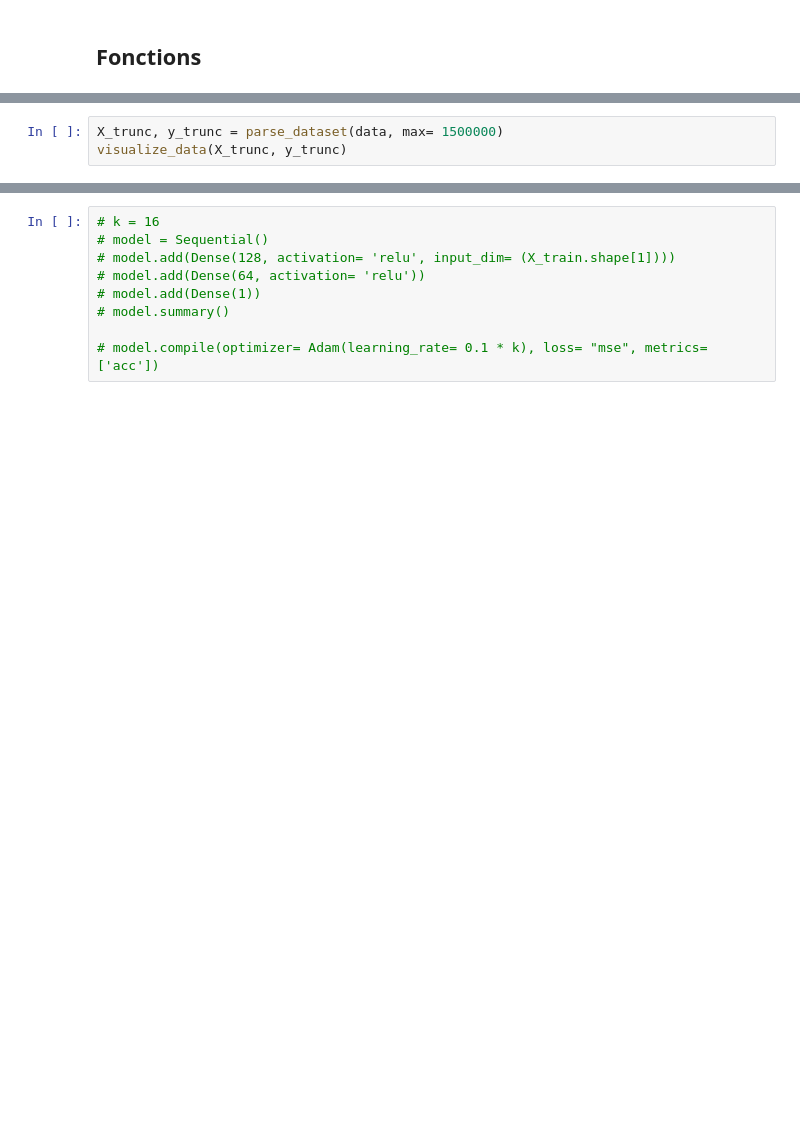
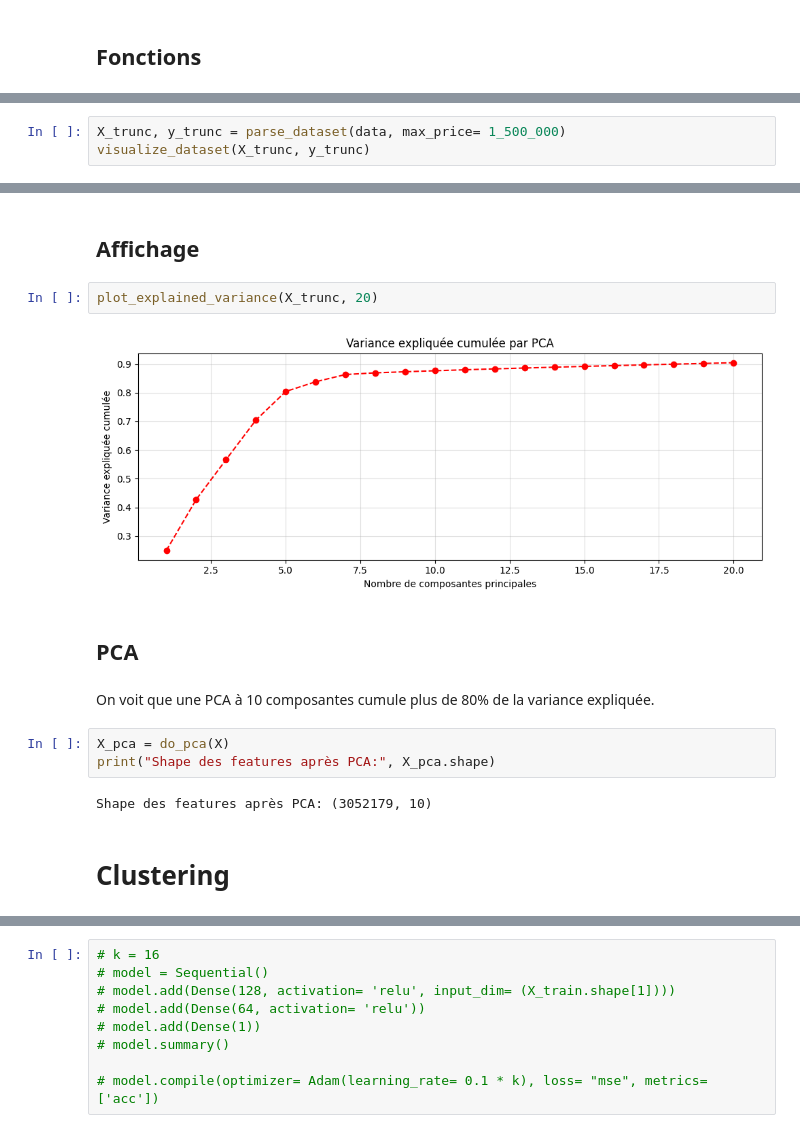
Before and after one commit to Droxxorie/Projet_MML, a Jupyter notebook: Projet.ipynb, the cells around one changed output, grey strips where cells are left out. Saved outputs shown, nothing was run; the diff lists cells and outputs as text; blank space fills up the shorter version.

Commit message:
added clustering, PCA and segmented functions for readaility

```diff
--- a/Projet.ipynb
+++ b/Projet.ipynb
@@ -335,6 +341,6 @@ Name: count, dtype: int64
 # %%
-X_trunc, y_trunc = parse_dataset(data, max= 1500000)
-visualize_data(X_trunc, y_trunc)
+X_trunc, y_trunc = parse_dataset(data, max_price= 1_500_000)
+visualize_dataset(X_trunc, y_trunc)
 # %% [output]
 Shape des features: (2068258, 9)
 Colonnes: ['Date mutation', 'Code departement', 'Type local', 'Surface terrain', 'Surface reelle bati', 'Nombre pieces principales', 'Année', 'Mois', 'Jour']
@@ -368,0 +447,17 @@ Name: count, dtype: int64
+# %% [markdown]
+## Affichage
+# %%
+plot_explained_variance(X_trunc, 20)
+# %% [output]
+[figure, added]
+# %% [markdown]
+## PCA
+# %% [markdown]
+On voit que une PCA à 10 composantes cumule plus de 80% de la variance expliquée.
+# %%
+X_pca = do_pca(X)
+print("Shape des features après PCA:", X_pca.shape)
+# %% [output]
+Shape des features après PCA: (3052179, 10)
+# %% [markdown]
+# Clustering
```
Also changed, not shown: parts of 35 cells of this notebook.
